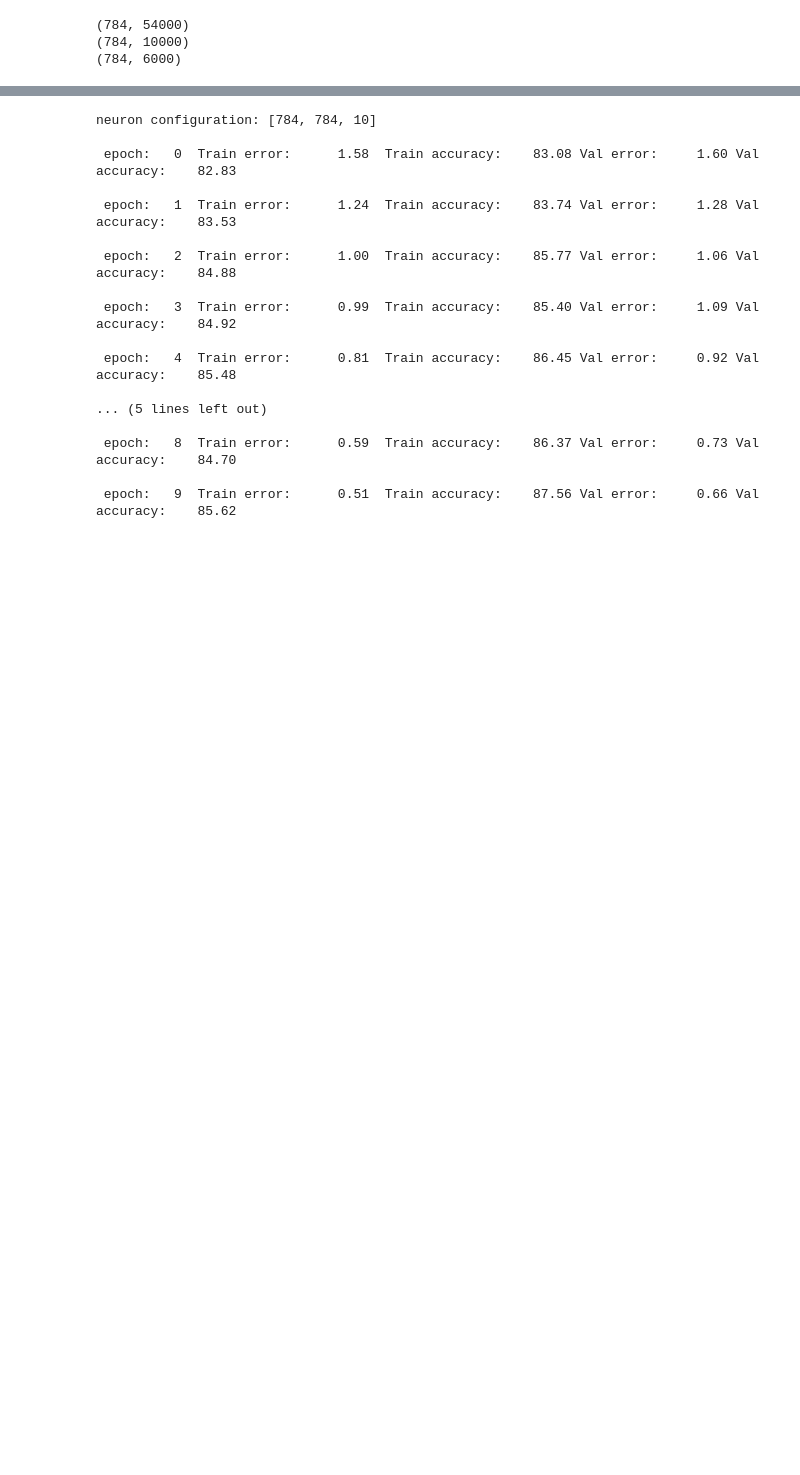
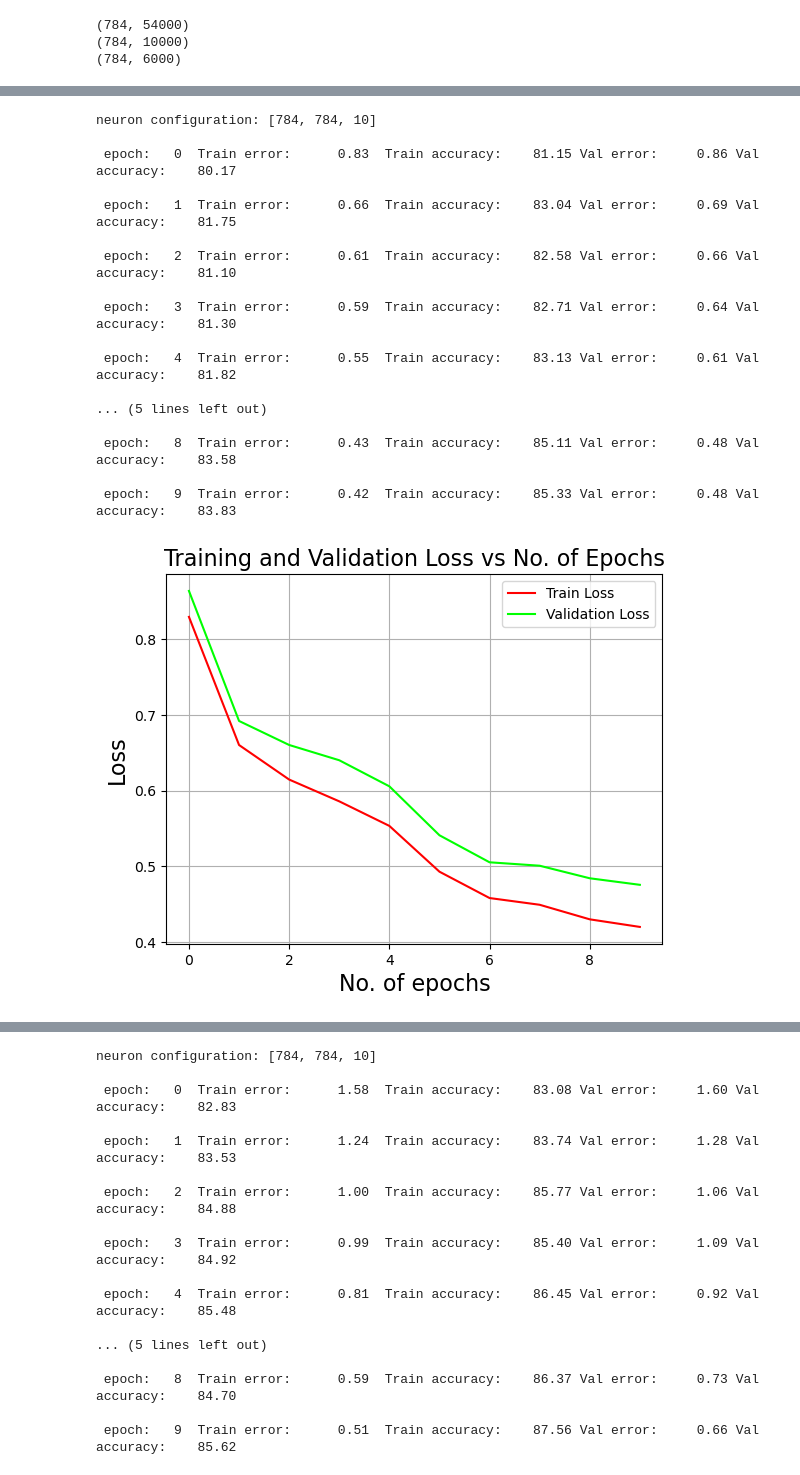
Before and after one commit to ananthu2014/MNIST_and_Fashion-MNIST_Image-Classification, a Jupyter notebook: Assignment 1/CS6910 Assignment 1.ipynb, the cells around one changed output, grey strips where cells are left out. Cells and saved outputs as stored; diff of their text form; code cells hidden in the pictures; blank space fills up the shorter version.

```diff
--- a/Assignment 1/CS6910 Assignment 1.ipynb
+++ b/Assignment 1/CS6910 Assignment 1.ipynb
@@ -739,0 +703,22 @@ neuron configuration: [784, 784, 10]
+# %%
+'''Adam algorithm'''
+neural_network(x_train,y_train,x_val,y_val,learning_rate=0.01,beta1=0.9,beta2=0.99,optimizer='adam',epochs=10,neurons=784,lambd=0,batch_size=256)
+# %% [output]
+neuron configuration: [784, 784, 10]
+
+ epoch:   0  Train error:      0.83  Train accuracy:    81.15 Val error:     0.86 Val accuracy:    80.17
+
+ epoch:   1  Train error:      0.66  Train accuracy:    83.04 Val error:     0.69 Val accuracy:    81.75
+
+ epoch:   2  Train error:      0.61  Train accuracy:    82.58 Val error:     0.66 Val accuracy:    81.10
+
+ epoch:   3  Train error:      0.59  Train accuracy:    82.71 Val error:     0.64 Val accuracy:    81.30
+
+ epoch:   4  Train error:      0.55  Train accuracy:    83.13 Val error:     0.61 Val accuracy:    81.82
+
+... (5 lines left out)
+
+ epoch:   8  Train error:      0.43  Train accuracy:    85.11 Val error:     0.48 Val accuracy:    83.58
+
+ epoch:   9  Train error:      0.42  Train accuracy:    85.33 Val error:     0.48 Val accuracy:    83.83
+[figure, added]
```
Also changed, not shown: parts of 12 cells of this notebook.
